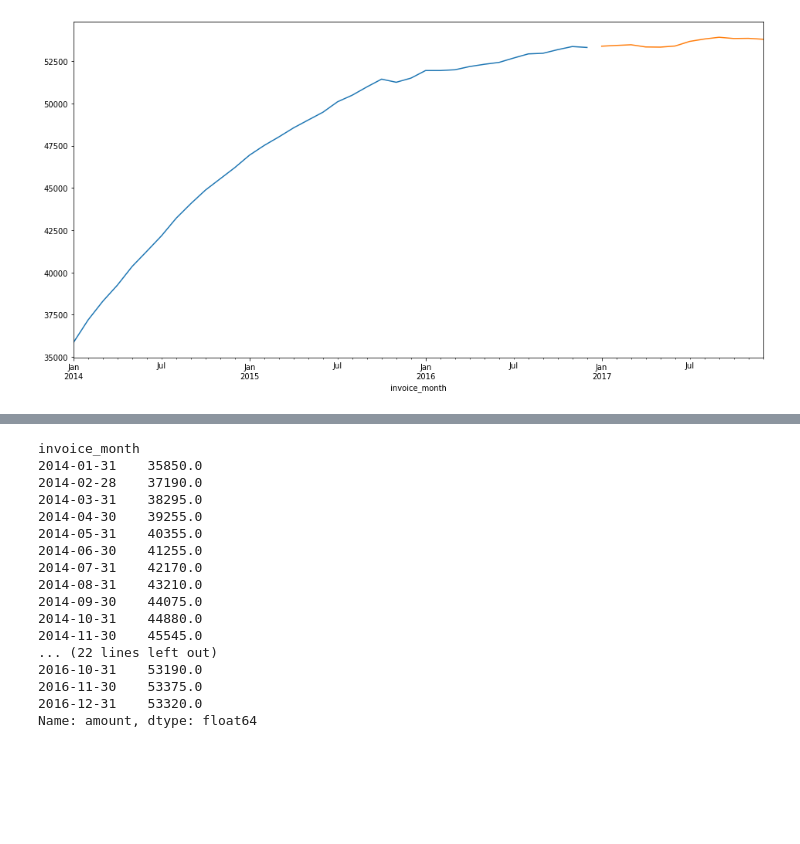
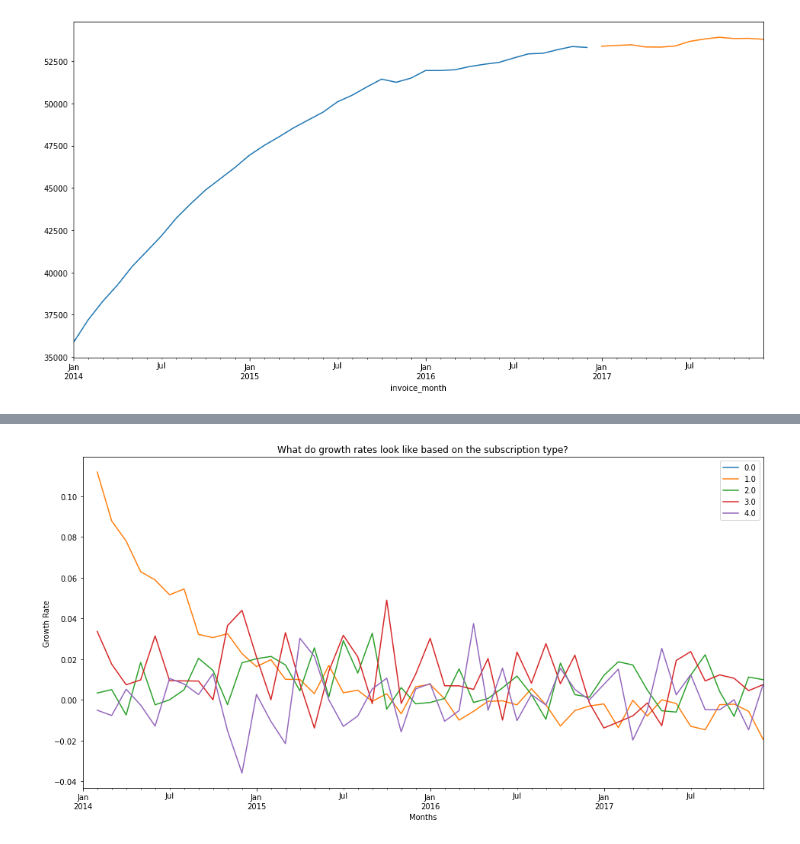
Before and after one commit to aleclhartman/saas-time-series, a Jupyter notebook: saas/wrangle_saas.ipynb, the cells around one changed output, grey strips where cells are left out. Saved outputs shown, nothing was run; the diff lists cells and outputs as text; code cells hidden in the pictures; blank space fills up the shorter version.

```diff
--- a/saas/wrangle_saas.ipynb
+++ b/saas/wrangle_saas.ipynb
@@ -220,20 +313,2 @@ plt.show()
 # %%
-train.groupby("invoice_month").amount.sum()
+# df[df.subscription_type == 0.0].groupby("invoice_month").amount.sum()
-# %% [output]
-invoice_month
-2014-01-31    35850.0
-2014-02-28    37190.0
-2014-03-31    38295.0
-2014-04-30    39255.0
-2014-05-31    40355.0
-2014-06-30    41255.0
-2014-07-31    42170.0
-2014-08-31    43210.0
-2014-09-30    44075.0
-2014-10-31    44880.0
-2014-11-30    45545.0
-... (22 lines left out)
-2016-10-31    53190.0
-2016-11-30    53375.0
-2016-12-31    53320.0
-Name: amount, dtype: float64
@@ -239,0 +326,12 @@ Name: amount, dtype: float64
+# %%
+# what do growth rates look like based on the subscription type?
+for sub in df.subscription_type.sort_values().unique().tolist():
+    ax = df[df.subscription_type == sub].groupby("invoice_month").amount.sum().pct_change().plot(figsize=(16,8))
+
+plt.title("What do growth rates look like based on the subscription type?")
+plt.xlabel("Months")
+plt.ylabel("Growth Rate")
+plt.legend(df.subscription_type.sort_values().unique().tolist())
+plt.show()
+# %% [output]
+[figure, added]
```
Also changed, not shown: parts of 42 cells of this notebook.
